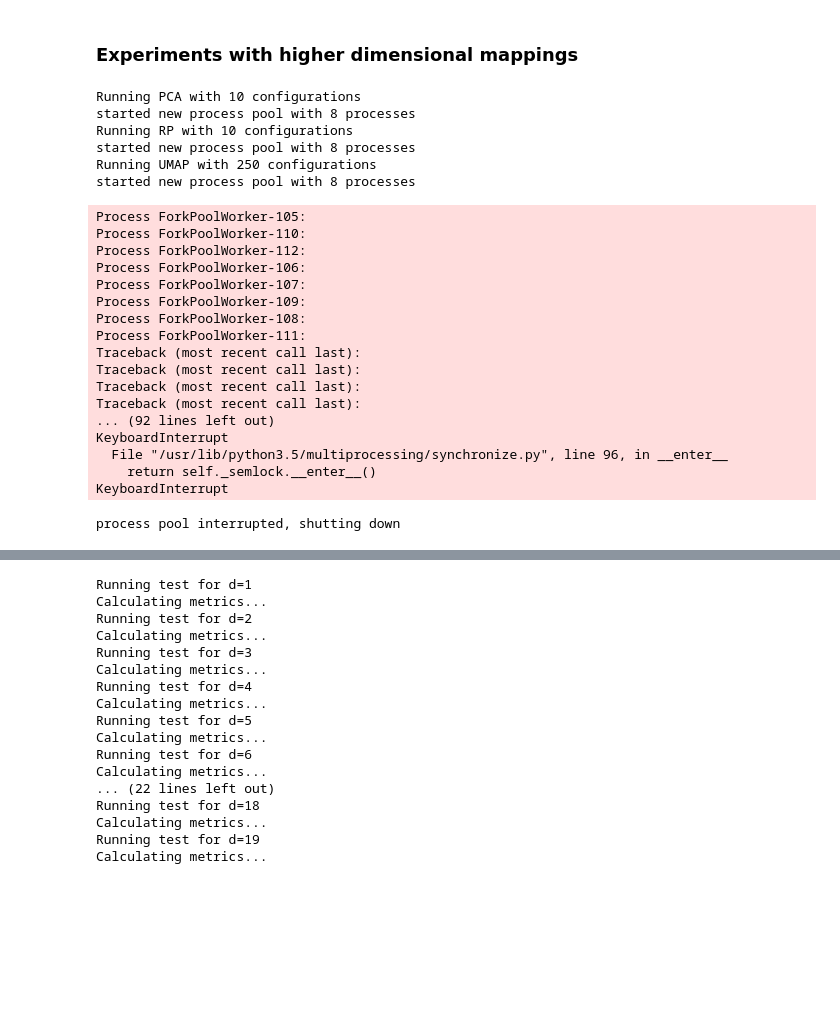
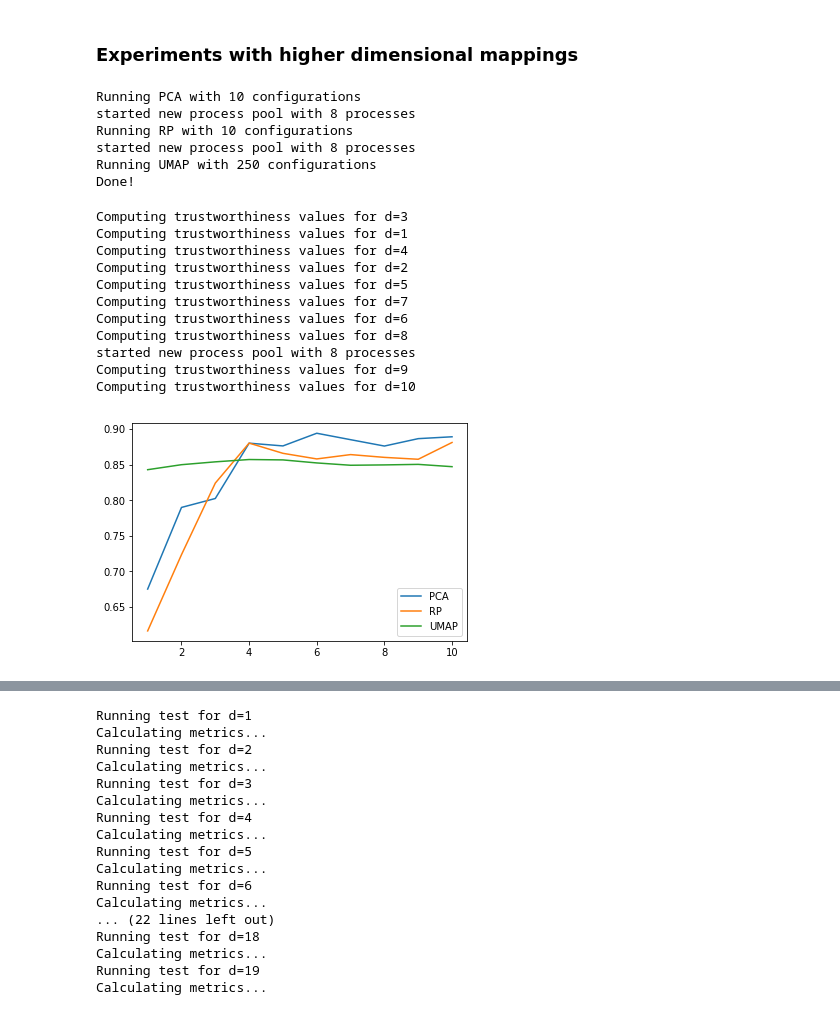
Before and after one commit to bgroenks96/csci-5622-project, a Jupyter notebook: storm_forecast/dr_experiments.ipynb, the cells around one changed output, grey strips where cells are left out. Drawn from its saved outputs; the diff is of its cells as text; code cells hidden in the pictures; blank space fills up the shorter version.

```diff
--- a/storm_forecast/dr_experiments.ipynb
+++ b/storm_forecast/dr_experiments.ipynb
@@ -80,6 +80,17 @@ from sklearn.neighbors import kneighbors_graph
 from sklearn.metrics import pairwise_distances
 from sklearn.utils.graph_shortest_path import graph_shortest_path
 from scipy.stats import pearsonr, spearmanr
+
+def group_dict(iterable, keyfn, mapfn):
+    """
+    Groups the iterable using the given key function and returns a dictionary
+    of keys to groups.
+    """
+    groups = it.groupby(iterable, key=keyfn)
+    gdict = dict()
+    for k, g in groups:
+        gdict[k] = list(map(mapfn, g))
+    return gdict
 
 def stormid_dict(X_df: pd.DataFrame) -> Dict[str, pd.DataFrame]:
     """
@@ -807,7 +818,7 @@ plt.show()
 ### Experiments with higher dimensional mappings
 # %%
 X_hi = X_0d
-ds = range(1, 11, 1)
+ds = [i+1 for i in range(10)]
 # %%
 # PCA
 def run_pca(d):
@@ -842,14 +853,15 @@ def run_umap(x):
 # %%
 print('Running PCA with {} configurations'.format(len(ds)))
 X_lo_pca = parallel(run_pca, ds)
-res_pca = zip(ds, X_lo_pca)
+res_pca = list(zip(ds, X_lo_pca))
 print('Running RP with {} configurations'.format(len(ds)))
-parallel(run_rp, ds)
-res_rp = zip(ds, X_lo_rp)
+X_lo_rp = parallel(run_rp, ds)
+res_rp = list(zip(ds, X_lo_rp))
 #print('Running t-SNE with {} configurations'.format(len(tsne_params)))
 #res_tsne = zip(tsne_params, parallel(run_tsne, tsne_params))
 print('Running UMAP with {} configurations'.format(len(umap_params)))
-res_umap = zip(umap_params, parallel(run_umap, umap_params))
+X_lo_umap = parallel(run_umap, umap_params)
+res_umap = list(zip(ds, X_lo_umap))
 print('Done!')
 # %% [output]
 Running PCA with 10 configurations
@@ -857,22 +869,31 @@ started new process pool with 8 processes
 Running RP with 10 configurations
 started new process pool with 8 processes
 Running UMAP with 250 configurations
-started new process pool with 8 processes
+Done!
-Process ForkPoolWorker-105:
-Process ForkPoolWorker-110:
-Process ForkPoolWorker-112:
-Process ForkPoolWorker-106:
-Process ForkPoolWorker-107:
-Process ForkPoolWorker-109:
-Process ForkPoolWorker-108:
-Process ForkPoolWorker-111:
-Traceback (most recent call last):
-Traceback (most recent call last):
-Traceback (most recent call last):
-Traceback (most recent call last):
-... (92 lines left out)
-KeyboardInterrupt
-  File "/usr/lib/python3.5/multiprocessing/synchronize.py", line 96, in __enter__
-    return self._semlock.__enter__()
-KeyboardInterrupt
-process pool interrupted, shutting down
+# %%
+pca_groups = group_dict(res_pca, lambda x: x[0], lambda x: x[1])
+rp_groups = group_dict(res_rp, lambda x: x[0], lambda x: x[1])
+umap_groups = group_dict(res_umap, lambda x: x[0][0], lambda x: x[1])
+
+def compute_trustworthiness_scores(d):
+    print('Computing trustworthiness values for d={}'.format(d))
+    _, tc_pca, _ = evaluate(X_hi, pca_groups[d])[0]
+    _, tc_rp, _ = evaluate(X_hi, rp_groups[d])[0]
+    _, tc_umap, _ = evaluate(X_hi, umap_groups[d])[0]
+    return tc_pca, tc_rp, tc_umap
+
+ts_all = parallel(compute_trustworthiness_scores, ds)
+ts_pca, ts_rp, ts_umap = zip(*ts_all)
+# %% [output]
+Computing trustworthiness values for d=3
+Computing trustworthiness values for d=1
+Computing trustworthiness values for d=4
+Computing trustworthiness values for d=2
+Computing trustworthiness values for d=5
+Computing trustworthiness values for d=7
+Computing trustworthiness values for d=6
+Computing trustworthiness values for d=8
+started new process pool with 8 processes
+Computing trustworthiness values for d=9
+Computing trustworthiness values for d=10
+[figure, added]
```
Also changed, not shown: parts of 1 cell of this notebook.
